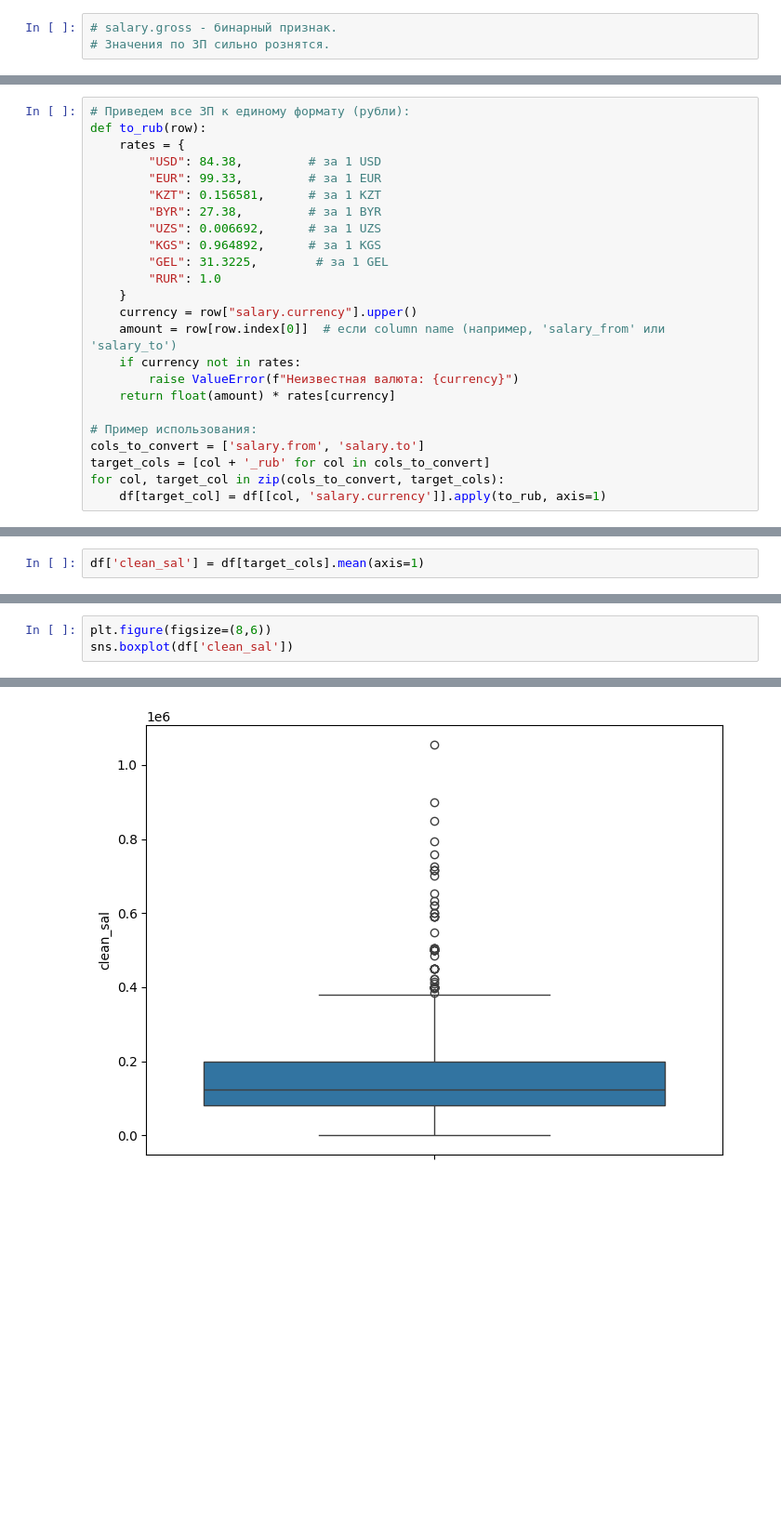
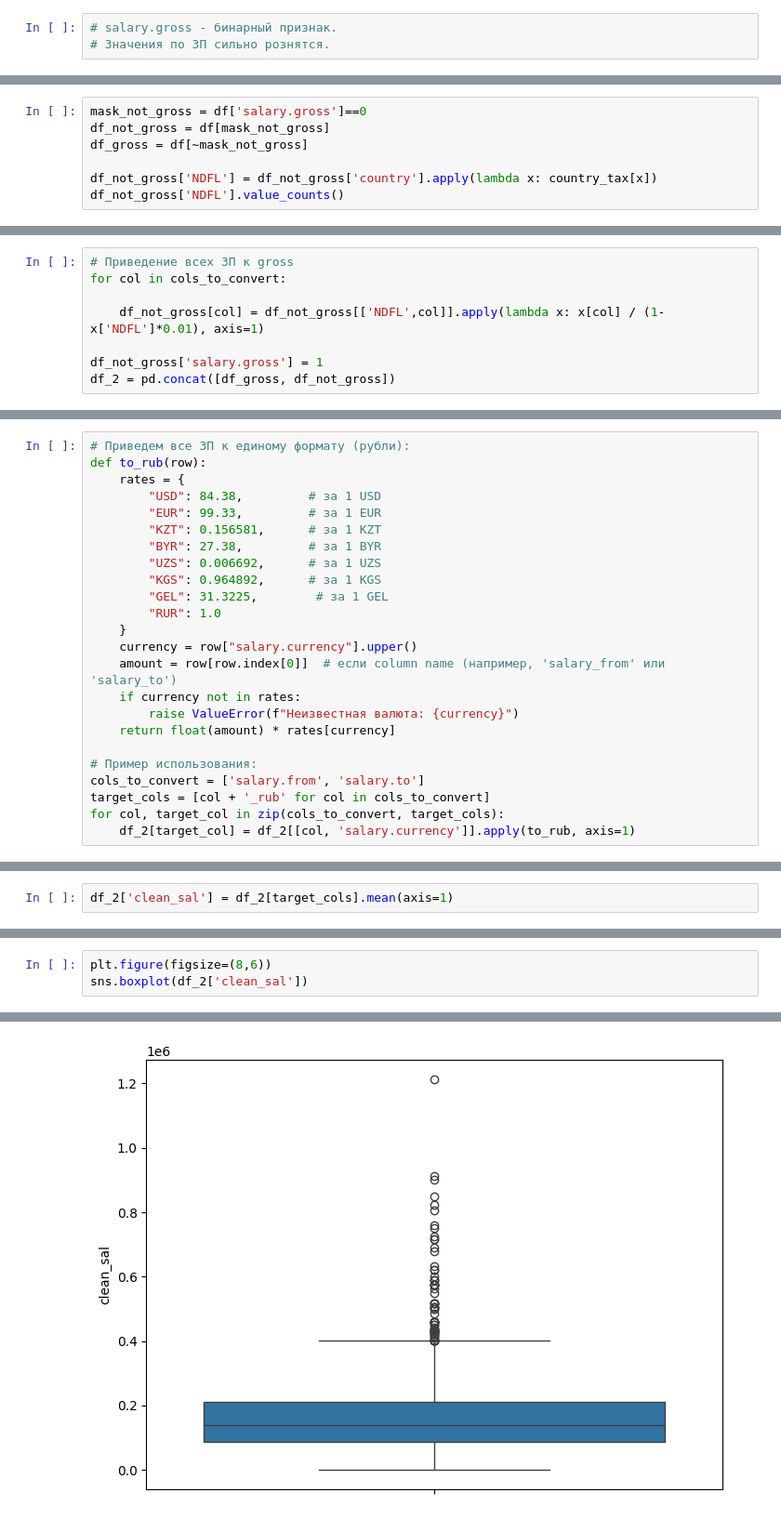
Before and after one commit to PsihAnalitik/data_processing_python, a Jupyter notebook: lab1/1.0. Анализ ЗП разработчиков.ipynb, the cells around one changed output, grey strips where cells are left out. Shown at 93% size. Saved outputs shown, nothing was run; the diff lists cells and outputs as text; blank space fills up the shorter version.

Commit message:
update lab1/1.0 Анализ зп.ipynb: convert all salary to gross

```diff
--- a/lab1/1.0. Анализ ЗП разработчиков.ipynb
+++ b/lab1/1.0. Анализ ЗП разработчиков.ipynb
@@ -57,0 +325,7 @@ df.head(10)
+# %%
+mask_not_gross = df['salary.gross']==0
+df_not_gross = df[mask_not_gross]
+df_gross = df[~mask_not_gross]
+
+df_not_gross['NDFL'] = df_not_gross['country'].apply(lambda x: country_tax[x])
+df_not_gross['NDFL'].value_counts()
@@ -57,0 +352,8 @@ df.head(10)
+# %%
+# Приведение всех ЗП к gross
+for col in cols_to_convert:
+
+    df_not_gross[col] = df_not_gross[['NDFL',col]].apply(lambda x: x[col] / (1-x['NDFL']*0.01), axis=1)
+
+df_not_gross['salary.gross'] = 1
+df_2 = pd.concat([df_gross, df_not_gross])
@@ -92,5 +422,5 @@ def to_rub(row):
 cols_to_convert = ['salary.from', 'salary.to']
 target_cols = [col + '_rub' for col in cols_to_convert]
 for col, target_col in zip(cols_to_convert, target_cols):
-    df[target_col] = df[[col, 'salary.currency']].apply(to_rub, axis=1)
+    df_2[target_col] = df_2[[col, 'salary.currency']].apply(to_rub, axis=1)
 # %%
@@ -106,2 +437,2 @@ df.describe().T
 # %%
-df['clean_sal'] = df[target_cols].mean(axis=1)
+df_2['clean_sal'] = df_2[target_cols].mean(axis=1)
@@ -108,9 +443,9 @@ df['clean_sal'] = df[target_cols].mean(axis=1)
 # %%
 plt.figure(figsize=(8,6))
-sns.boxplot(df['clean_sal'])
+sns.boxplot(df_2['clean_sal'])
 # %% [output]
 <Axes: ylabel='clean_sal'>
-[figure, old version]
+[figure, new version]
 # %%
 from pyod.models.knn import KNN
 from pyod.models.iforest import IForest
```
Also changed, not shown: parts of 30 cells of this notebook.
